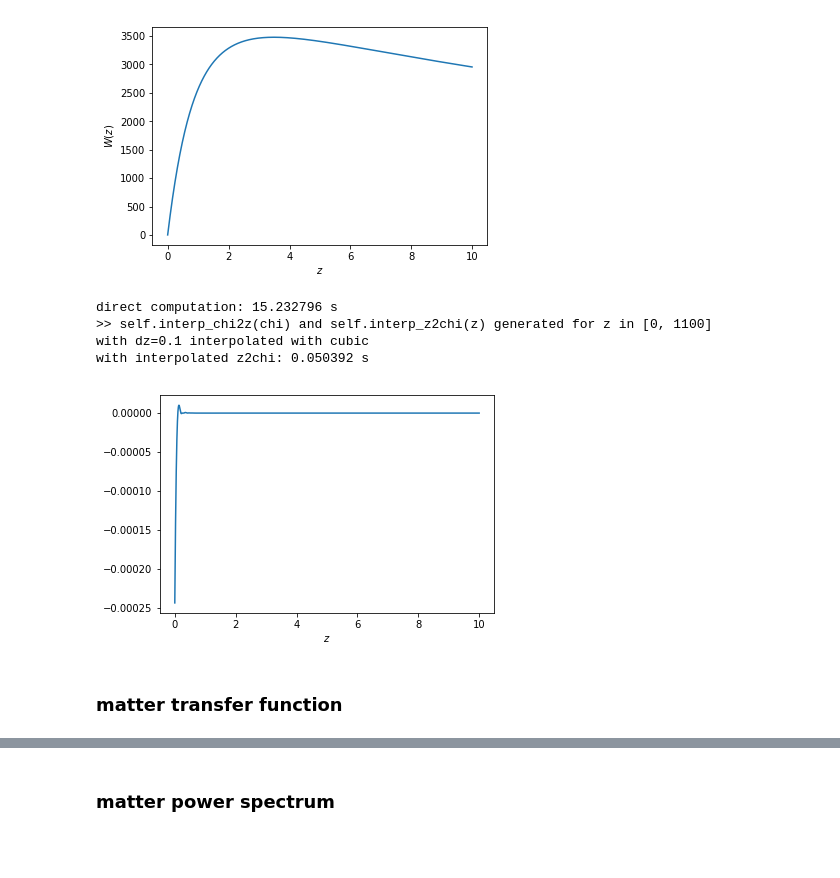
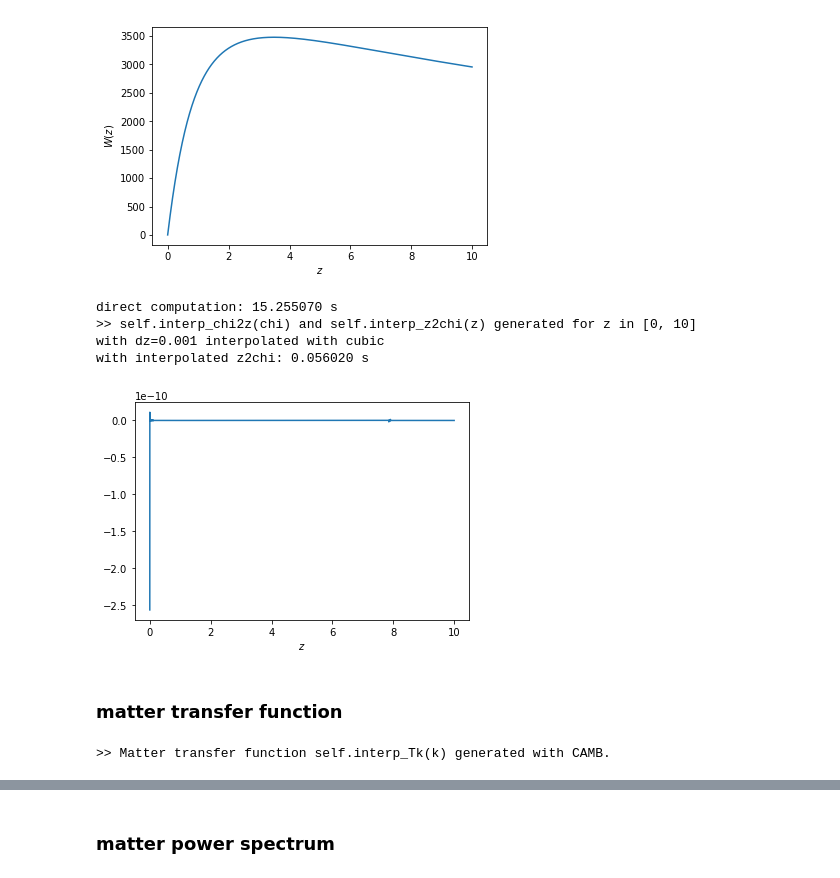
Before and after one commit to Yucheng-Zhang/cosmopy, a Jupyter notebook: demo.ipynb, the cells around one changed output, grey strips where cells are left out. Cells and saved outputs as stored; diff of their text form; code cells hidden in the pictures; blank space fills up the shorter version.

```diff
--- a/demo.ipynb
+++ b/demo.ipynb
@@ -77,21 +77,26 @@ plt.plot(zs, Wzs); plt.xlabel(r'$z$'); plt.ylabel(r'$W(z)$'); plt.show()
 # %%
 # speed test w/ interpolated version
 zs = np.arange(0, 10, 0.00001)
 
 t1 = time.time()
 Wzs = cosmo.w_z(zs)
 print('direct computation: {0:f} s'.format(time.time()-t1))
 
-cosmo.gen_interp_chiz(zmin=0, zmax=1100, dz=0.1, kind='cubic')
+cosmo.gen_interp_chiz(zmin=0, zmax=10, dz=0.001, kind='cubic')
 t1 = time.time()
 Wzs_ = cosmo.interp_w_z(zs)
 print('with interpolated z2chi: {0:f} s'.format(time.time()-t1))
 
 plt.plot(zs[1:], (Wzs[1:]-Wzs_[1:])/Wzs[1:]); plt.xlabel(r'$z$'); plt.show()
 # %% [output]
-direct computation: 15.232796 s
->> self.interp_chi2z(chi) and self.interp_z2chi(z) generated for z in [0, 1100]                with dz=0.1 interpolated with cubic
-with interpolated z2chi: 0.050392 s
+direct computation: 15.255070 s
+>> self.interp_chi2z(chi) and self.interp_z2chi(z) generated for z in [0, 10]                with dz=0.001 interpolated with cubic
+with interpolated z2chi: 0.056020 s
-[figure, old version]
+[figure, new version]
 # %% [markdown]
 ### matter transfer function
+# %%
+# generate the interpolator
+cosmo.gen_interp_Tk(kmax=10)
+# %% [output]
+>> Matter transfer function self.interp_Tk(k) generated with CAMB.
```
Also changed, not shown: parts of 1 cell of this notebook, 1 other file.
